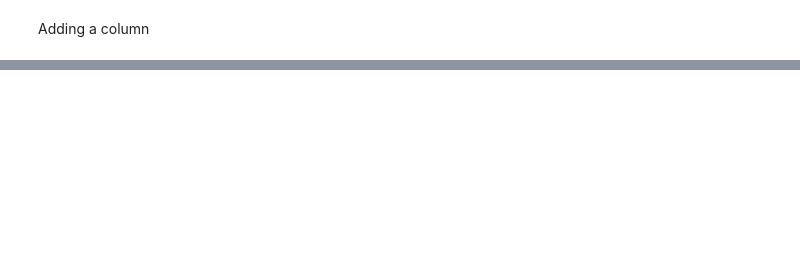
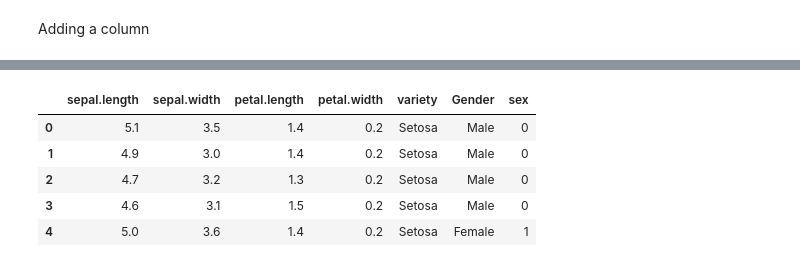
Before and after one commit to nitin-pandita/Data-Science, a Jupyter notebook: Pandas.ipynb, the cells around one changed output, grey strips where cells are left out. Drawn from its saved outputs; the diff is of its cells as text; code cells hidden in the pictures; blank space fills up the shorter version.

```diff
--- a/Pandas.ipynb
+++ b/Pandas.ipynb
@@ -3,5 +4,7 @@ import pandas as pd
 # %%
 iris = pd.read_csv('https://gist.githubusercontent.com/netj/8836201/raw/6f9306ad21398ea43cba4f7d537619d0e07d5ae3/iris.csv')
+# %%
+copy =  pd.read_csv('https://gist.githubusercontent.com/netj/8836201/raw/6f9306ad21398ea43cba4f7d537619d0e07d5ae3/iris.csv')
 # %%
 print(iris)
 # %% [output]
@@ -643,0 +903,2 @@ df.head()
+# %%
+df = copy
@@ -643,0 +914,2 @@ df.head()
+# %%
+df['Gender'] = 'Female'
@@ -643,0 +925,2 @@ df.head()
+# %%
+df.iloc[0:4 , 5] = 'Male'
@@ -643,0 +936,18 @@ df.head()
+# %%
+# we have to make another col
+def f(s):
+    if(s == 'Male'):
+        return 0
+    else:
+        return 1
+
+df['sex'] = df.Gender.apply(f)
+
+df.head()
+# %% [output]
+|  | sepal.length | sepal.width | petal.length | petal.width | variety | Gender | sex |
+| 0 | 5.1 | 3.5 | 1.4 | 0.2 | Setosa | Male | 0 |
+| 1 | 4.9 | 3.0 | 1.4 | 0.2 | Setosa | Male | 0 |
+| 2 | 4.7 | 3.2 | 1.3 | 0.2 | Setosa | Male | 0 |
+| 3 | 4.6 | 3.1 | 1.5 | 0.2 | Setosa | Male | 0 |
+| 4 | 5.0 | 3.6 | 1.4 | 0.2 | Setosa | Female | 1 |
```
Also changed, not shown: parts of 45 cells of this notebook, 1 other file.
